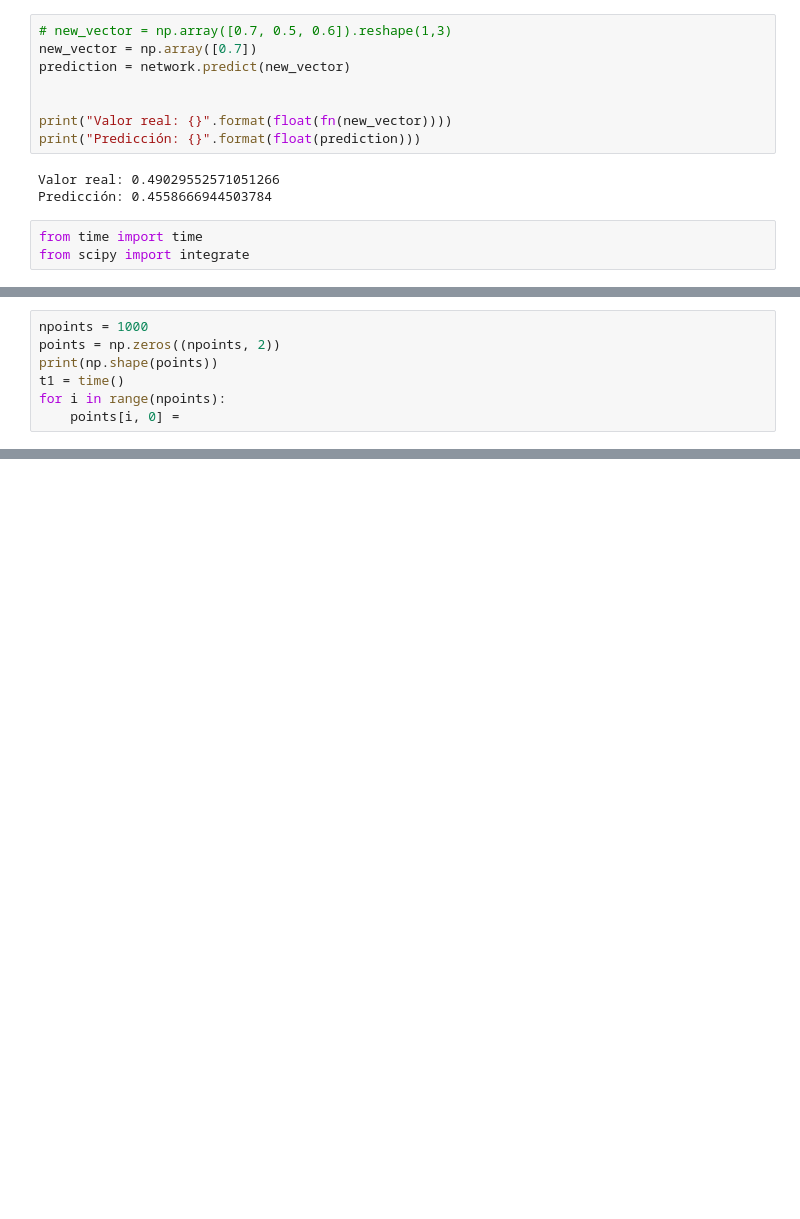
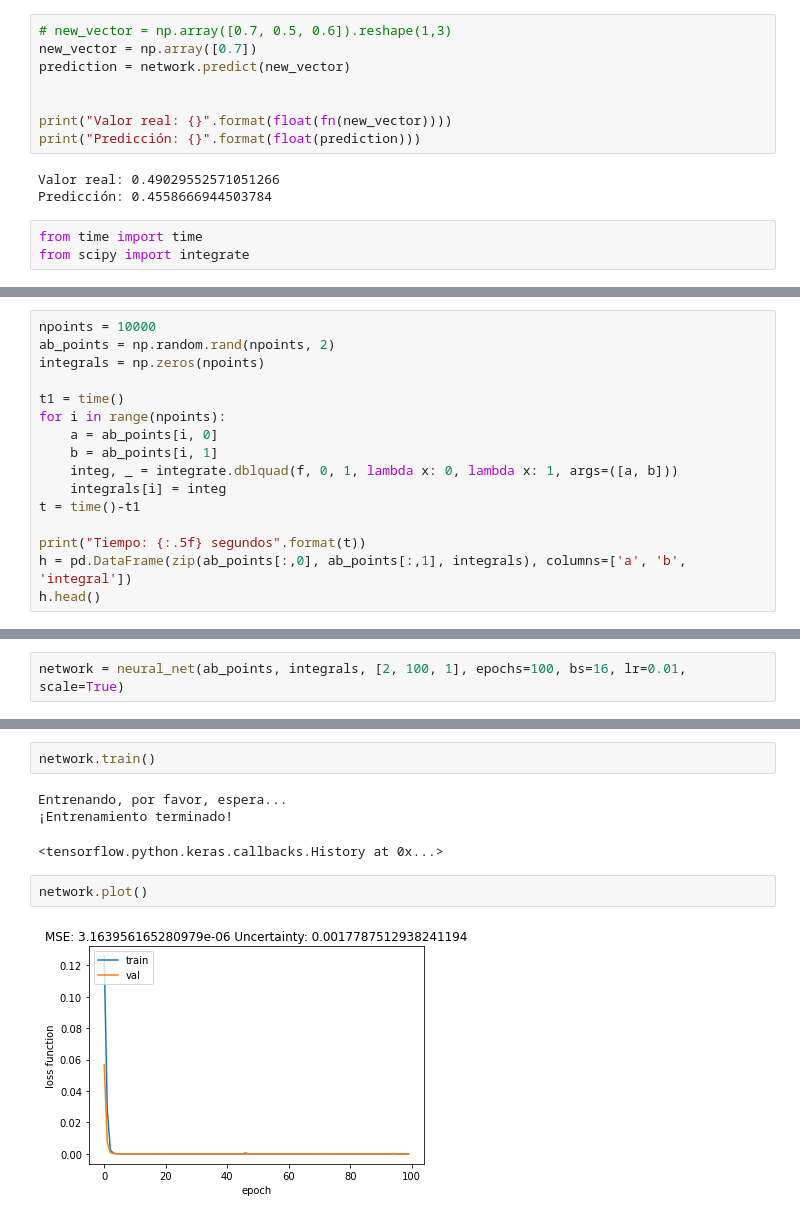
Before and after one commit to igomezv/neural_nets_utilities, a Jupyter notebook: Tutorial_Journal_Club/Intro_Redes_Neuronales.ipynb, the cells around one changed output, grey strips where cells are left out. Drawn from its saved outputs; the diff is of its cells as text; blank space fills up the shorter version.

Commit message:
add integral example

```diff
--- a/Tutorial_Journal_Club/Intro_Redes_Neuronales.ipynb
+++ b/Tutorial_Journal_Club/Intro_Redes_Neuronales.ipynb
@@ -314,7 +323,0 @@ Tiempo: 0.0085 segundos
-# %%
-npoints = 1000
-points = np.zeros((npoints, 2))
-print(np.shape(points))
-t1 = time()
-for i in range(npoints):
-    points[i, 0] =
@@ -326,0 +324,16 @@ SyntaxError: invalid syntax (<ipython-input-12-fbb21de40150>, line 6)
+# %%
+npoints = 10000
+ab_points = np.random.rand(npoints, 2)
+integrals = np.zeros(npoints)
+
+t1 = time()
+for i in range(npoints):
+    a = ab_points[i, 0]
+    b = ab_points[i, 1]
+    integ, _ = integrate.dblquad(f, 0, 1, lambda x: 0, lambda x: 1, args=([a, b]))
+    integrals[i] = integ
+t = time()-t1
+
+print("Tiempo: {:.5f} segundos".format(t))
+h = pd.DataFrame(zip(ab_points[:,0], ab_points[:,1], integrals), columns=['a', 'b', 'integral'])
+h.head()
@@ -326,0 +348,2 @@ SyntaxError: invalid syntax (<ipython-input-12-fbb21de40150>, line 6)
+# %%
+network = neural_net(ab_points, integrals, [2, 100, 1], epochs=100, bs=16, lr=0.01, scale=True)
@@ -326,0 +365,10 @@ SyntaxError: invalid syntax (<ipython-input-12-fbb21de40150>, line 6)
+# %%
+network.train()
+# %% [output]
+Entrenando, por favor, espera...
+¡Entrenamiento terminado!
+<tensorflow.python.keras.callbacks.History at 0x...>
+# %%
+network.plot()
+# %% [output]
+[figure, added]
```
Also changed, not shown: parts of 13 cells of this notebook.
